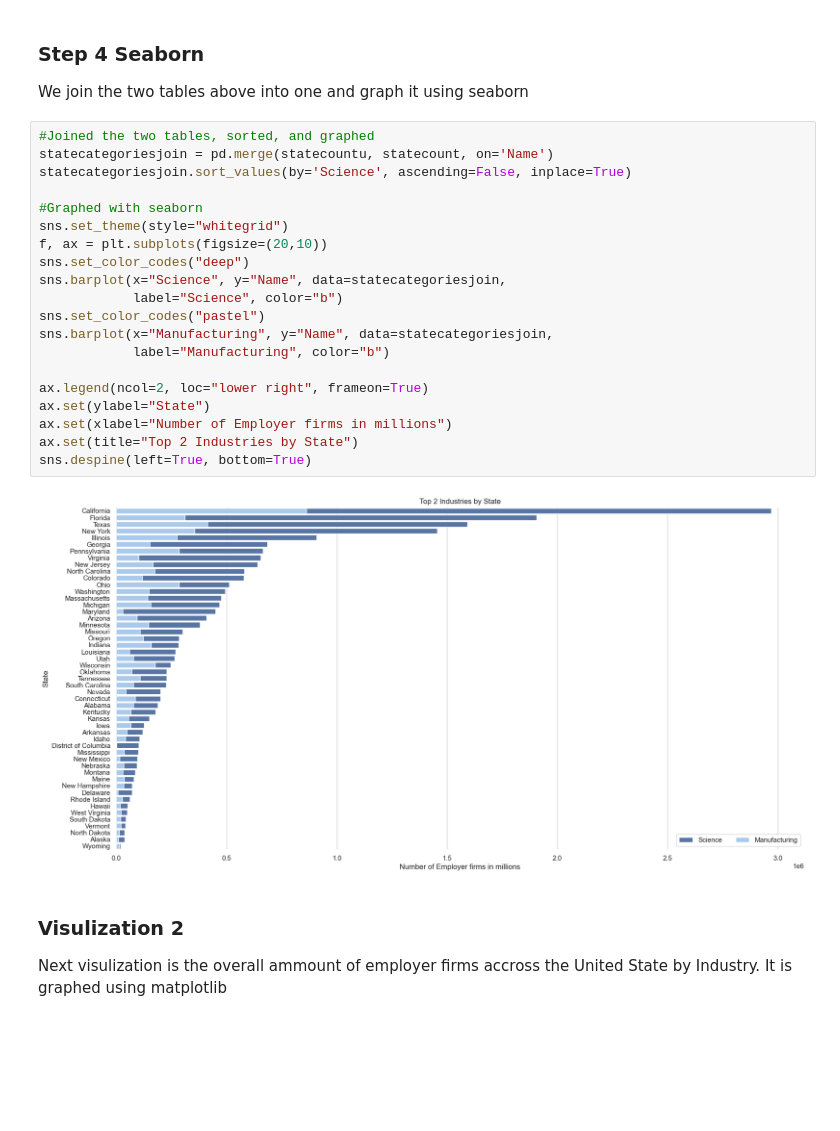
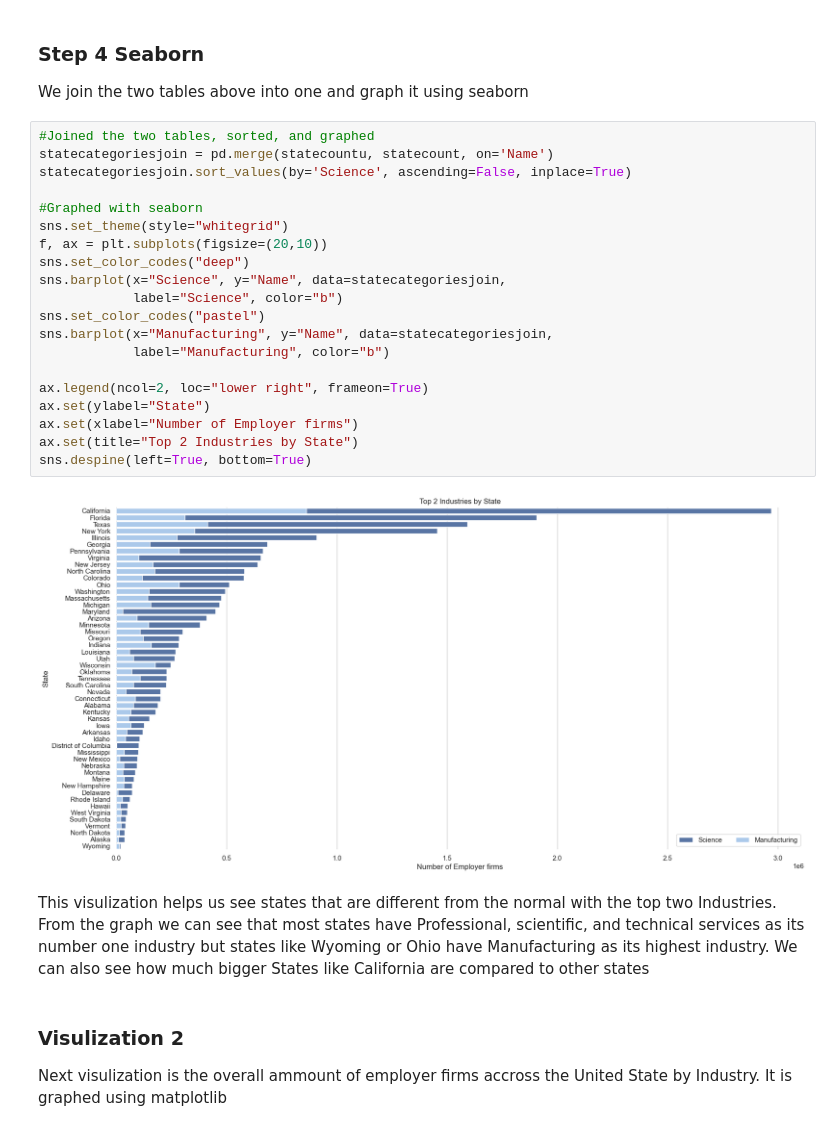
Before and after one commit to DanielnRose/Census_Assesment, a Jupyter notebook: grpupassesment.ipynb, the cells around one changed output. Drawn from its saved outputs; the diff is of its cells as text; blank space fills up the shorter version.

```diff
--- a/grpupassesment.ipynb
+++ b/grpupassesment.ipynb
@@ -135,25 +135,27 @@ We join the two tables above into one and graph it using seaborn
 # %%
 #Joined the two tables, sorted, and graphed
 statecategoriesjoin = pd.merge(statecountu, statecount, on='Name')
 statecategoriesjoin.sort_values(by='Science', ascending=False, inplace=True)
 
 #Graphed with seaborn
 sns.set_theme(style="whitegrid")
 f, ax = plt.subplots(figsize=(20,10))
 sns.set_color_codes("deep")
 sns.barplot(x="Science", y="Name", data=statecategoriesjoin,
             label="Science", color="b")
 sns.set_color_codes("pastel")
 sns.barplot(x="Manufacturing", y="Name", data=statecategoriesjoin,
             label="Manufacturing", color="b")
 
 ax.legend(ncol=2, loc="lower right", frameon=True)
 ax.set(ylabel="State")
-ax.set(xlabel="Number of Employer firms in millions")
+ax.set(xlabel="Number of Employer firms")
 ax.set(title="Top 2 Industries by State")
 sns.despine(left=True, bottom=True)
 # %% [output]
-[figure, old version]
+[figure, new version]
+# %% [markdown]
+This visulization helps us see states that are different from the normal with the top two Industries. From the graph we can see that most states have Professional, scientific, and technical services as its number one industry but states like Wyoming or Ohio have Manufacturing as its highest industry. We can also see how much bigger States like California are compared to other states
 # %% [markdown]
 ### Visulization 2
 Next visulization is the overall ammount of employer firms accross the United State by Industry. It is graphed using matplotlib
```
Also changed, not shown: parts of 4 cells of this notebook.
